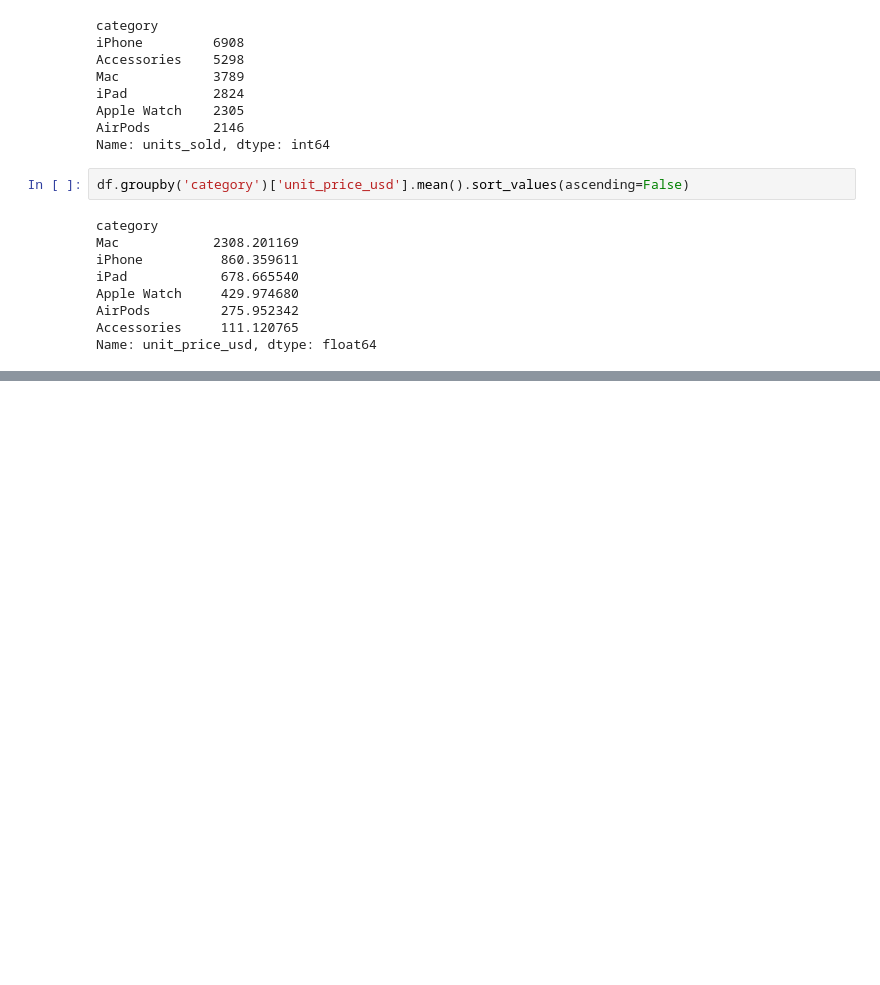
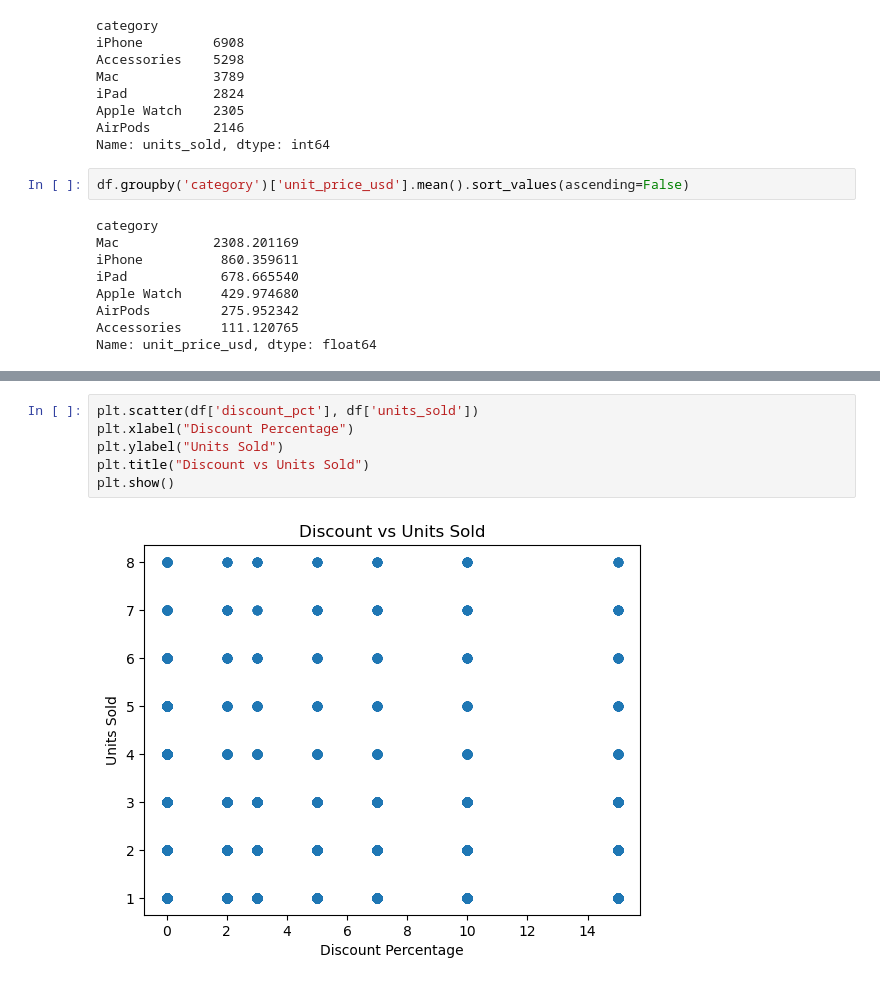
Before and after one commit to aahannigamofficial/AppleSalesAnalysisKaggle, a Jupyter notebook: apple.ipynb, the cells around one changed output, grey strips where cells are left out. Drawn from its saved outputs; the diff is of its cells as text; blank space fills up the shorter version.

```diff
--- a/apple.ipynb
+++ b/apple.ipynb
@@ -116,0 +123,8 @@ Name: unit_price_usd, dtype: float64
+# %%
+plt.scatter(df['discount_pct'], df['units_sold'])
+plt.xlabel("Discount Percentage")
+plt.ylabel("Units Sold")
+plt.title("Discount vs Units Sold")
+plt.show()
+# %% [output]
+[figure, added]
```
Also changed, not shown: parts of 13 cells of this notebook.
